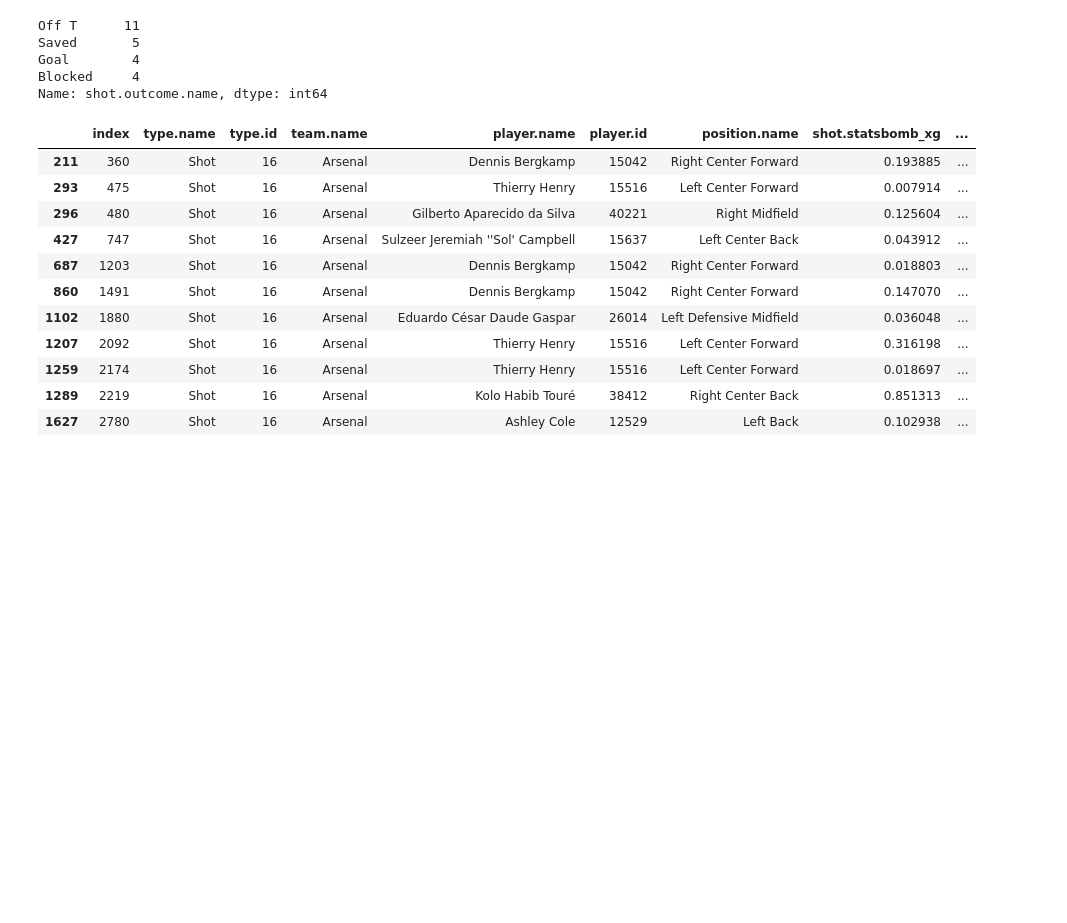
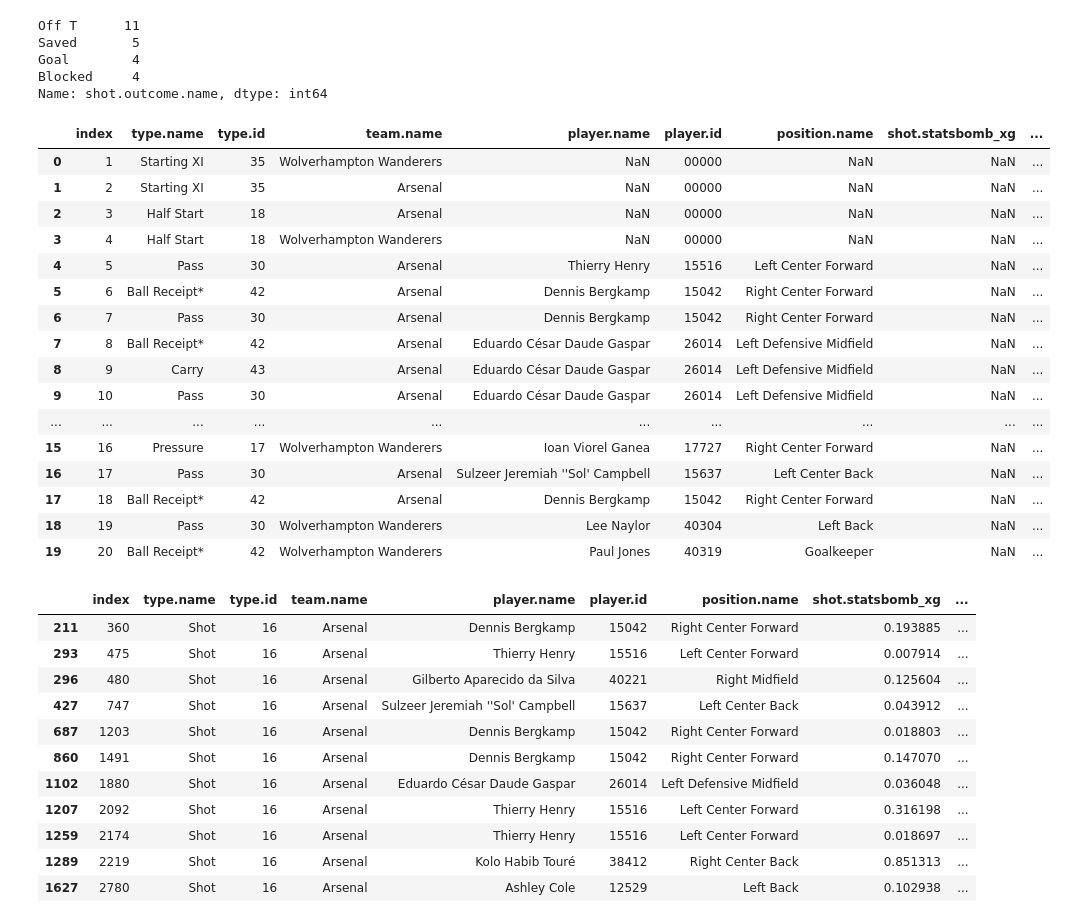
Before and after one commit to harrychurchley/football-sequence-analysis, a Jupyter notebook: basic-example.ipynb, the cells around one changed output. Cells and saved outputs as stored; diff of their text form; code cells hidden in the pictures; blank space fills up the shorter version.

```diff
--- a/basic-example.ipynb
+++ b/basic-example.ipynb
@@ -74,7 +89,25 @@ match_1_events = match_1_events.drop(['location', 'pass.end_location', 'carry.en
 # %%
 # add column combining type and player
 match_1_events["type_player"] = match_1_events["type.id"].astype(str) + match_1_events["player.id"].astype(str)
-#match_1_events.head(5)
+match_1_events.head(20)
+# %% [output]
+|  | index | type.name | type.id | team.name | player.name | player.id | position.name | shot.statsbomb_xg | ... |
+| 0 | 1 | Starting XI | 35 | Wolverhampton Wanderers | NaN | 00000 | NaN | NaN | ... |
+| 1 | 2 | Starting XI | 35 | Arsenal | NaN | 00000 | NaN | NaN | ... |
+| 2 | 3 | Half Start | 18 | Arsenal | NaN | 00000 | NaN | NaN | ... |
+| 3 | 4 | Half Start | 18 | Wolverhampton Wanderers | NaN | 00000 | NaN | NaN | ... |
+| 4 | 5 | Pass | 30 | Arsenal | Thierry Henry | 15516 | Left Center Forward | NaN | ... |
+| 5 | 6 | Ball Receipt* | 42 | Arsenal | Dennis Bergkamp | 15042 | Right Center Forward | NaN | ... |
+| 6 | 7 | Pass | 30 | Arsenal | Dennis Bergkamp | 15042 | Right Center Forward | NaN | ... |
+| 7 | 8 | Ball Receipt* | 42 | Arsenal | Eduardo César Daude Gaspar | 26014 | Left Defensive Midfield | NaN | ... |
+| 8 | 9 | Carry | 43 | Arsenal | Eduardo César Daude Gaspar | 26014 | Left Defensive Midfield | NaN | ... |
+| 9 | 10 | Pass | 30 | Arsenal | Eduardo César Daude Gaspar | 26014 | Left Defensive Midfield | NaN | ... |
+| ... | ... | ... | ... | ... | ... | ... | ... | ... | ... |
+| 15 | 16 | Pressure | 17 | Wolverhampton Wanderers | Ioan Viorel Ganea | 17727 | Right Center Forward | NaN | ... |
+| 16 | 17 | Pass | 30 | Arsenal | Sulzeer Jeremiah ''Sol' Campbell | 15637 | Left Center Back | NaN | ... |
+| 17 | 18 | Ball Receipt* | 42 | Arsenal | Dennis Bergkamp | 15042 | Right Center Forward | NaN | ... |
+| 18 | 19 | Pass | 30 | Wolverhampton Wanderers | Lee Naylor | 40304 | Left Back | NaN | ... |
+| 19 | 20 | Ball Receipt* | 42 | Wolverhampton Wanderers | Paul Jones | 40319 | Goalkeeper | NaN | ... |
 # %%
 # select only Arsenal events
 match_1_ars=match_1_events[match_1_events['team.name']=='Arsenal'].reset_index(drop=True)
```
Also changed, not shown: parts of 3 cells of this notebook, 6 other files.
